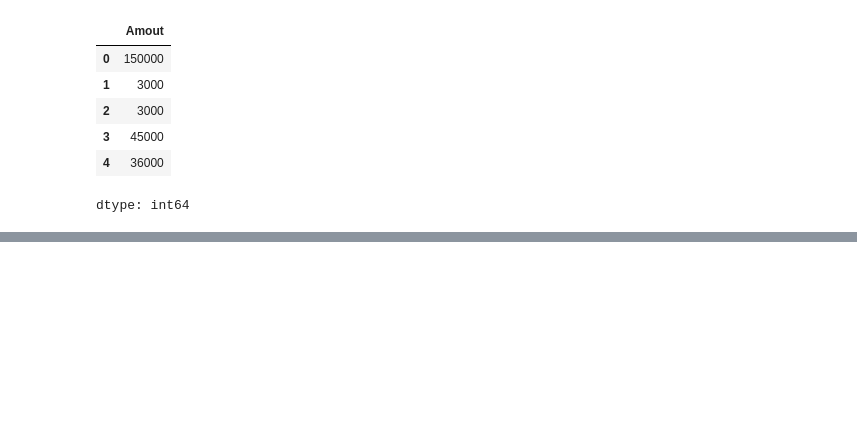
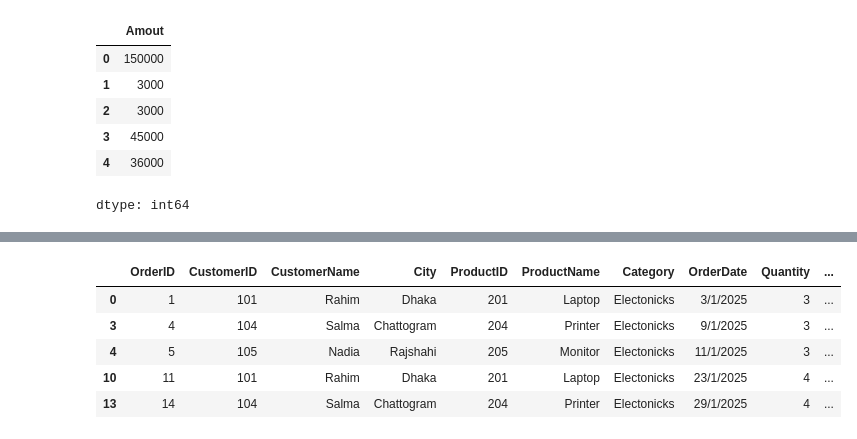
Before and after one commit to AbirHasanRawvy/Data-Analyst-BasicToAdvance, a Jupyter notebook: Paython/Day_24_DataManupulation.ipynb, the cells around one changed output, grey strips where cells are left out. Cells and saved outputs as stored; diff of their text form; code cells hidden in the pictures; blank space fills up the shorter version.

```diff
--- a/Paython/Day_24_DataManupulation.ipynb
+++ b/Paython/Day_24_DataManupulation.ipynb
@@ -53,0 +63,9 @@ dtype: int64
+# %%
+df[df['Amout']>35000].head()
+# %% [output]
+|  | OrderID | CustomerID | CustomerName | City | ProductID | ProductName | Category | OrderDate | Quantity | ... |
+| 0 | 1 | 101 | Rahim | Dhaka | 201 | Laptop | Electonicks | 3/1/2025 | 3 | ... |
+| 3 | 4 | 104 | Salma | Chattogram | 204 | Printer | Electonicks | 9/1/2025 | 3 | ... |
+| 4 | 5 | 105 | Nadia | Rajshahi | 205 | Monitor | Electonicks | 11/1/2025 | 3 | ... |
+| 10 | 11 | 101 | Rahim | Dhaka | 201 | Laptop | Electonicks | 23/1/2025 | 4 | ... |
+| 13 | 14 | 104 | Salma | Chattogram | 204 | Printer | Electonicks | 29/1/2025 | 4 | ... |
```
Also changed, not shown: parts of 6 cells of this notebook.
